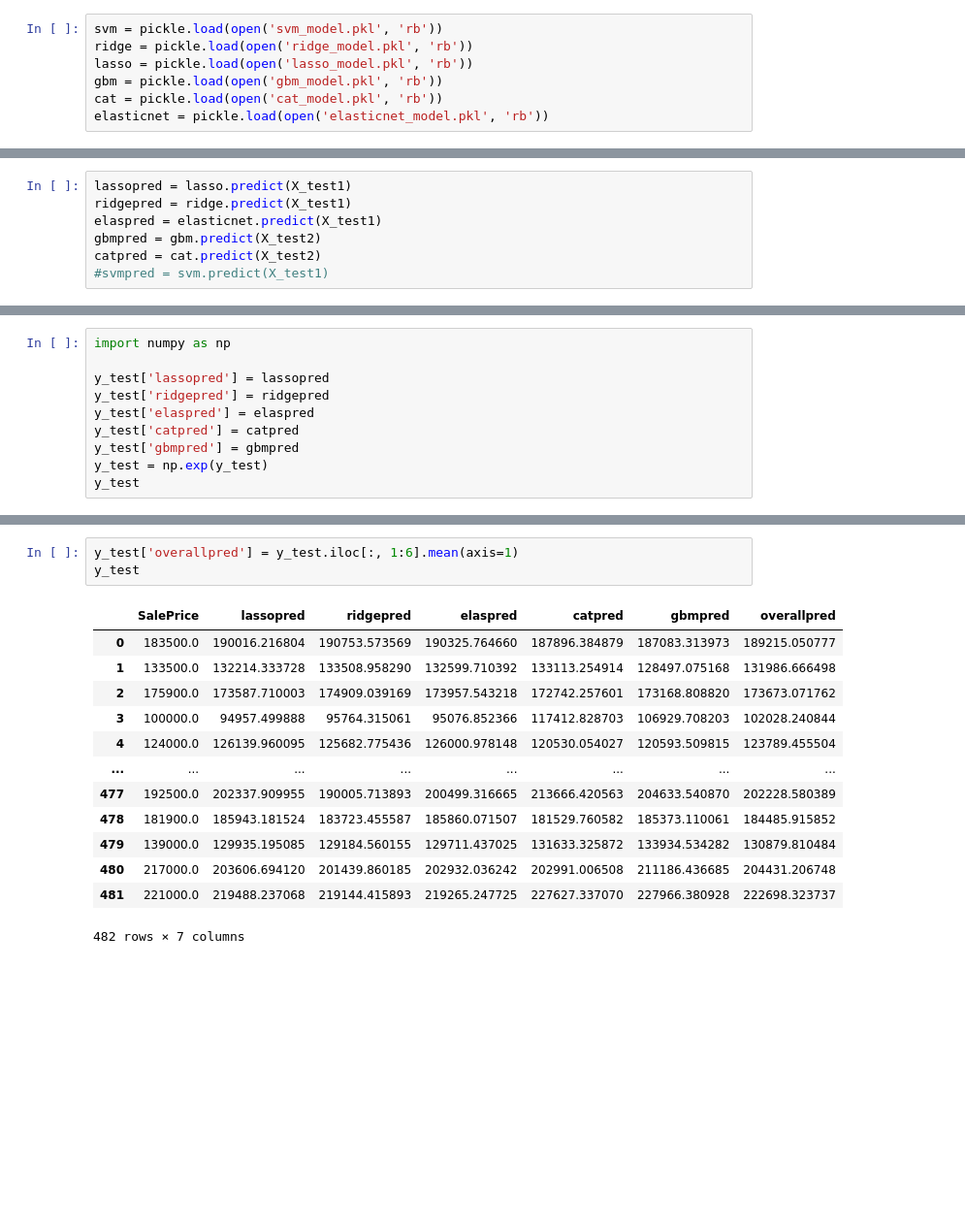
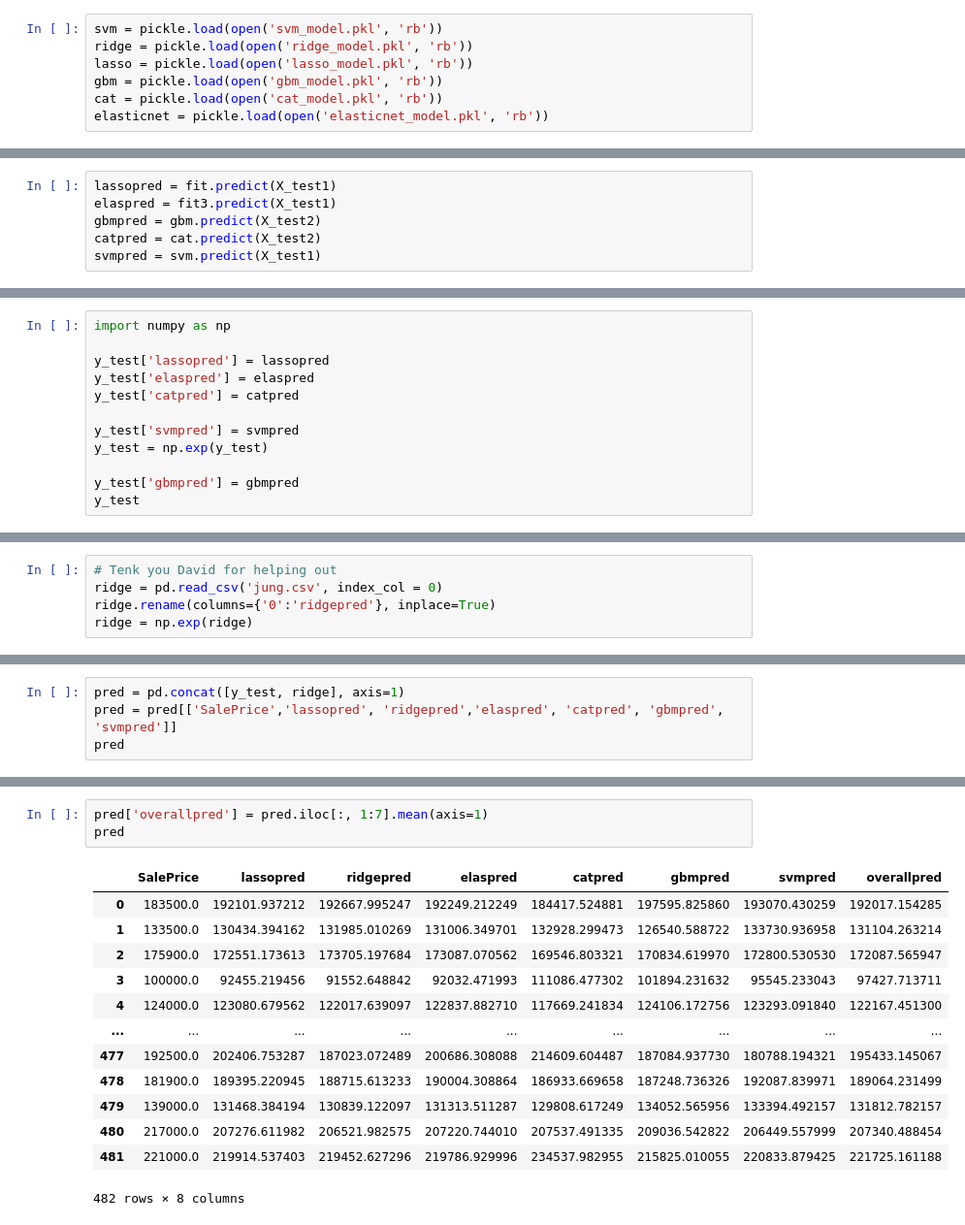
Before and after one commit to djhang99/housing_prices, a Jupyter notebook: Jung_Hwan_Lim/stackhugh.ipynb, the cells around one changed output, grey strips where cells are left out. Shown at 97% size. Drawn from its saved outputs; the diff is of its cells as text; blank space fills up the shorter version.

```diff
--- a/Jung_Hwan_Lim/stackhugh.ipynb
+++ b/Jung_Hwan_Lim/stackhugh.ipynb
@@ -94,7 +107,6 @@ fit.score(X_train1, y_train)
 # %%
-lassopred = lasso.predict(X_test1)
-ridgepred = ridge.predict(X_test1)
-elaspred = elasticnet.predict(X_test1)
+lassopred = fit.predict(X_test1)
+elaspred = fit3.predict(X_test1)
 gbmpred = gbm.predict(X_test2)
 catpred = cat.predict(X_test2)
-#svmpred = svm.predict(X_test1)
+svmpred = svm.predict(X_test1)
@@ -138,10 +130,12 @@ y_test
 import numpy as np
 
 y_test['lassopred'] = lassopred
-y_test['ridgepred'] = ridgepred
 y_test['elaspred'] = elaspred
 y_test['catpred'] = catpred
+
+y_test['svmpred'] = svmpred
+y_test = np.exp(y_test)
+
 y_test['gbmpred'] = gbmpred
-y_test = np.exp(y_test)
 y_test
 # %% [output]
@@ -160 +154,6 @@ y_test
 482 rows × 6 columns
+# %%
+# Tenk you David for helping out
+ridge = pd.read_csv('jung.csv', index_col = 0)
+ridge.rename(columns={'0':'ridgepred'}, inplace=True)
+ridge = np.exp(ridge)
@@ -160,0 +176,4 @@ y_test
+# %%
+pred = pd.concat([y_test, ridge], axis=1)
+pred = pred[['SalePrice','lassopred', 'ridgepred','elaspred', 'catpred', 'gbmpred', 'svmpred']]
+pred
@@ -161,19 +194,19 @@ y_test
 # %%
-y_test['overallpred'] = y_test.iloc[:, 1:6].mean(axis=1)
-y_test
+pred['overallpred'] = pred.iloc[:, 1:7].mean(axis=1)
+pred
 # %% [output]
-|  | SalePrice | lassopred | ridgepred | elaspred | catpred | gbmpred | overallpred |
-| 0 | 183500.0 | 190016.216804 | 190753.573569 | 190325.764660 | 187896.384879 | 187083.313973 | 189215.050777 |
-| 1 | 133500.0 | 132214.333728 | 133508.958290 | 132599.710392 | 133113.254914 | 128497.075168 | 131986.666498 |
-| 2 | 175900.0 | 173587.710003 | 174909.039169 | 173957.543218 | 172742.257601 | 173168.808820 | 173673.071762 |
-| 3 | 100000.0 | 94957.499888 | 95764.315061 | 95076.852366 | 117412.828703 | 106929.708203 | 102028.240844 |
-| 4 | 124000.0 | 126139.960095 | 125682.775436 | 126000.978148 | 120530.054027 | 120593.509815 | 123789.455504 |
-| ... | ... | ... | ... | ... | ... | ... | ... |
-| 477 | 192500.0 | 202337.909955 | 190005.713893 | 200499.316665 | 213666.420563 | 204633.540870 | 202228.580389 |
-| 478 | 181900.0 | 185943.181524 | 183723.455587 | 185860.071507 | 181529.760582 | 185373.110061 | 184485.915852 |
-| 479 | 139000.0 | 129935.195085 | 129184.560155 | 129711.437025 | 131633.325872 | 133934.534282 | 130879.810484 |
-| 480 | 217000.0 | 203606.694120 | 201439.860185 | 202932.036242 | 202991.006508 | 211186.436685 | 204431.206748 |
-| 481 | 221000.0 | 219488.237068 | 219144.415893 | 219265.247725 | 227627.337070 | 227966.380928 | 222698.323737 |
+|  | SalePrice | lassopred | ridgepred | elaspred | catpred | gbmpred | svmpred | overallpred |
+| 0 | 183500.0 | 192101.937212 | 192667.995247 | 192249.212249 | 184417.524881 | 197595.825860 | 193070.430259 | 192017.154285 |
+| 1 | 133500.0 | 130434.394162 | 131985.010269 | 131006.349701 | 132928.299473 | 126540.588722 | 133730.936958 | 131104.263214 |
+| 2 | 175900.0 | 172551.173613 | 173705.197684 | 173087.070562 | 169546.803321 | 170834.619970 | 172800.530530 | 172087.565947 |
+| 3 | 100000.0 | 92455.219456 | 91552.648842 | 92032.471993 | 111086.477302 | 101894.231632 | 95545.233043 | 97427.713711 |
+| 4 | 124000.0 | 123080.679562 | 122017.639097 | 122837.882710 | 117669.241834 | 124106.172756 | 123293.091840 | 122167.451300 |
+| ... | ... | ... | ... | ... | ... | ... | ... | ... |
+| 477 | 192500.0 | 202406.753287 | 187023.072489 | 200686.308088 | 214609.604487 | 187084.937730 | 180788.194321 | 195433.145067 |
+| 478 | 181900.0 | 189395.220945 | 188715.613233 | 190004.308864 | 186933.669658 | 187248.736326 | 192087.839971 | 189064.231499 |
+| 479 | 139000.0 | 131468.384194 | 130839.122097 | 131313.511287 | 129808.617249 | 134052.565956 | 133394.492157 | 131812.782157 |
+| 480 | 217000.0 | 207276.611982 | 206521.982575 | 207220.744010 | 207537.491335 | 209036.542822 | 206449.557999 | 207340.488454 |
+| 481 | 221000.0 | 219914.537403 | 219452.627296 | 219786.929996 | 234537.982955 | 215825.010055 | 220833.879425 | 221725.161188 |
-482 rows × 7 columns
+482 rows × 8 columns
 # %%
 from sklearn.metrics import r2_score
```
Also changed, not shown: parts of 16 cells of this notebook, 5 other files.
